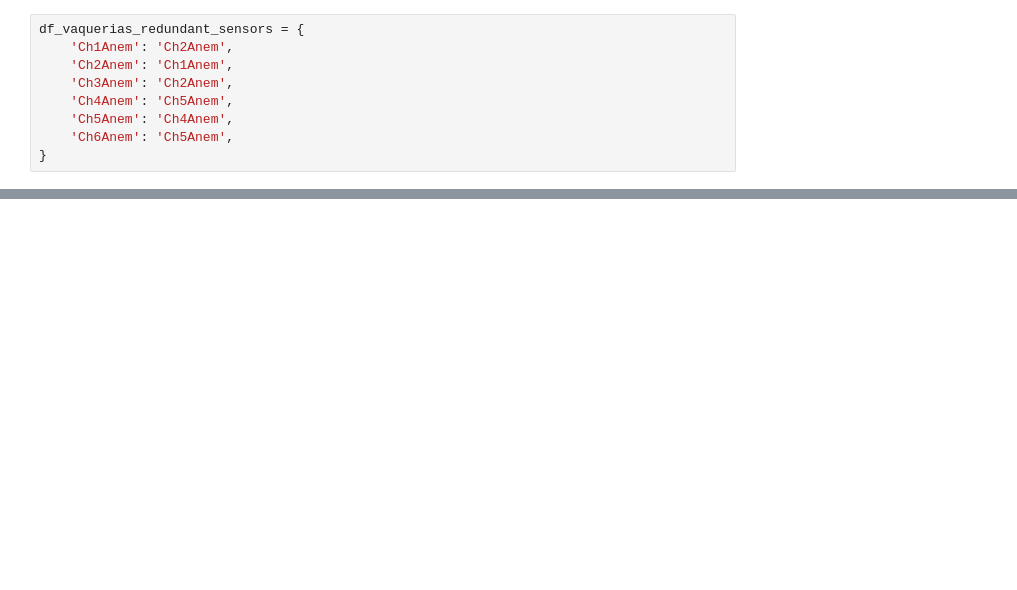
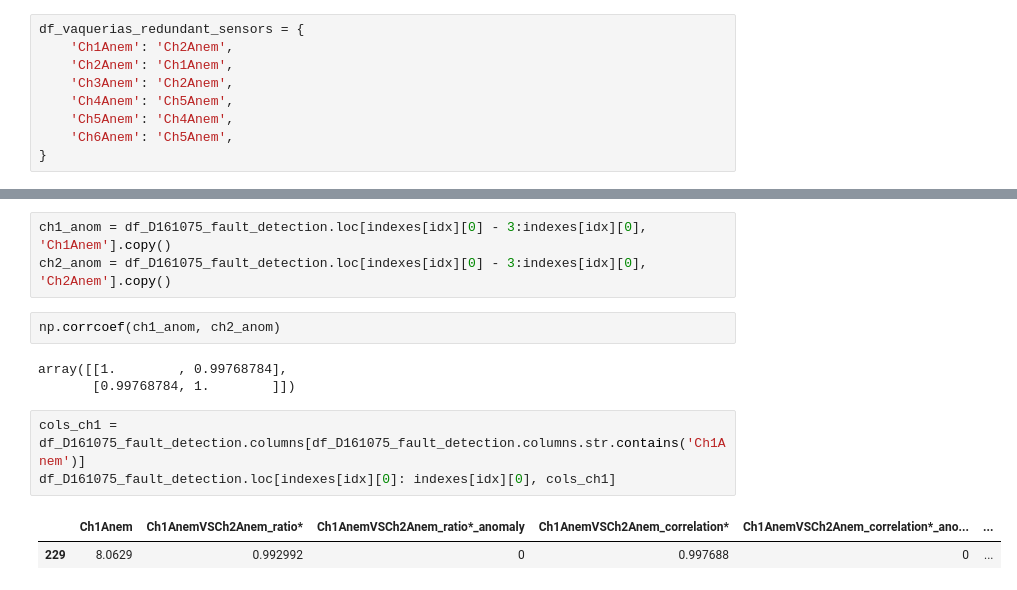
Before and after one commit to mariolarochelle/AERO, a Jupyter notebook: Working/Franco/Analysis/sensor_analysis.ipynb, the cells around one changed output, grey strips where cells are left out. Cells and saved outputs as stored; diff of their text form; blank space fills up the shorter version.

```diff
--- a/Working/Franco/Analysis/sensor_analysis.ipynb
+++ b/Working/Franco/Analysis/sensor_analysis.ipynb
@@ -118,0 +97,14 @@ list_index_splitted = split_kneighbor_indexes(list_index, 10)
+# %%
+ch1_anom = df_D161075_fault_detection.loc[indexes[idx][0] - 3:indexes[idx][0], 'Ch1Anem'].copy()
+ch2_anom = df_D161075_fault_detection.loc[indexes[idx][0] - 3:indexes[idx][0], 'Ch2Anem'].copy()
+# %%
+np.corrcoef(ch1_anom, ch2_anom)
+# %% [output]
+array([[1.        , 0.99768784],
+       [0.99768784, 1.        ]])
+# %%
+cols_ch1 = df_D161075_fault_detection.columns[df_D161075_fault_detection.columns.str.contains('Ch1Anem')]
+df_D161075_fault_detection.loc[indexes[idx][0]: indexes[idx][0], cols_ch1]
+# %% [output]
+|  | Ch1Anem | Ch1AnemVSCh2Anem_ratio* | Ch1AnemVSCh2Anem_ratio*_anomaly | Ch1AnemVSCh2Anem_correlation* | Ch1AnemVSCh2Anem_correlation*_ano... | ... |
+| 229 | 8.0629 | 0.992992 | 0 | 0.997688 | 0 | ... |
```
Also changed, not shown: parts of 34 cells of this notebook, 2 other files.
